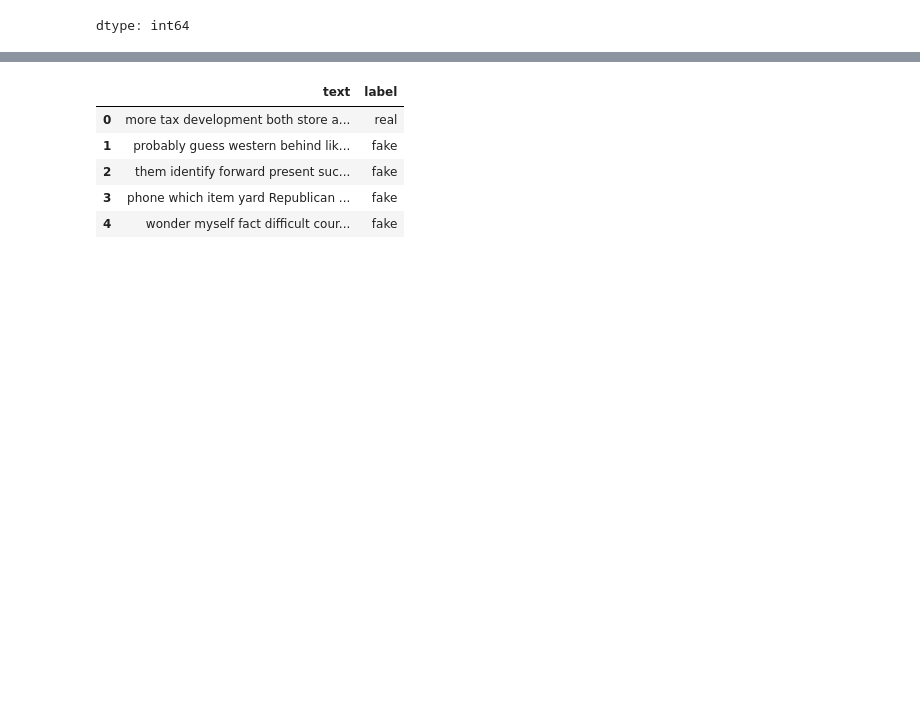
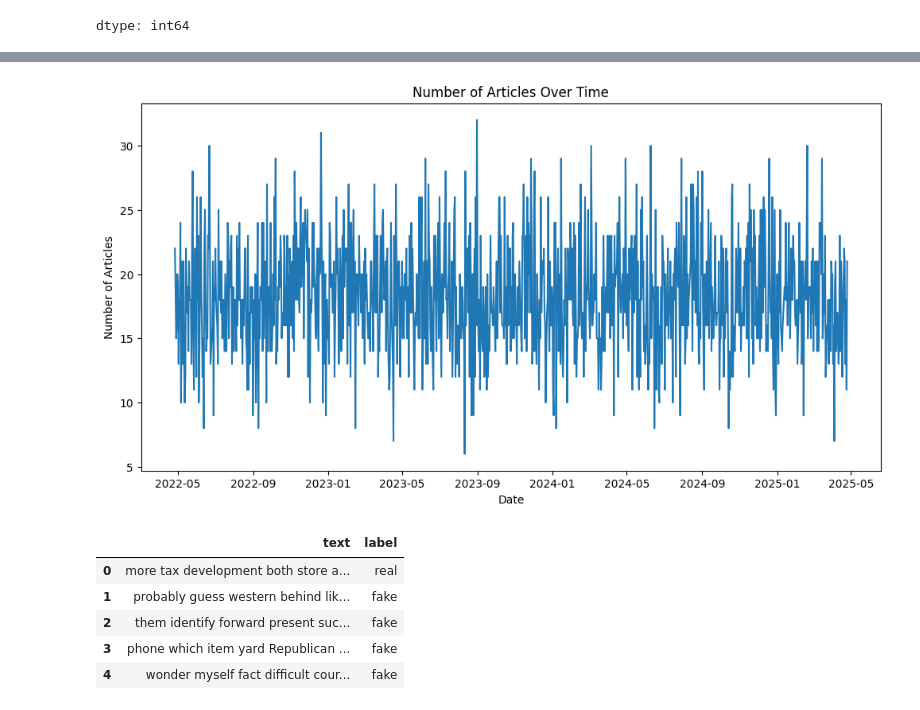
Before and after one commit to Rehman047/Fake-News-Detector-using-Support-Vector-Machine, a Jupyter notebook: Fake_News_Detector.ipynb, the cells around one changed output, grey strips where cells are left out. Drawn from its saved outputs; the diff is of its cells as text; code cells hidden in the pictures; blank space fills up the shorter version.

Commit message:
Added a line plot to show trend of news over date values

```diff
--- a/Fake_News_Detector.ipynb
+++ b/Fake_News_Detector.ipynb
@@ -76,0 +74,3 @@ Index(['title', 'text', 'date', 'source', 'author', 'category', 'label'], dtype=
+# %%
+df.columns = df.columns.str.strip()  # remove leading/trailing spaces
+print(df.columns)  # verify
@@ -76,0 +79,5 @@ Index(['title', 'text', 'date', 'source', 'author', 'category', 'label'], dtype=
+# %%
+df['date'] = pd.to_datetime(df['date'], errors='coerce')
+df.dropna(subset=['date'], inplace=True)
+articles_per_day = df.groupby('date').size()
+articles_per_day.head()
@@ -77,3 +93,12 @@ Index(['title', 'text', 'date', 'source', 'author', 'category', 'label'], dtype=
+# %%
+plt.figure(figsize=(12,6))
+plt.plot(articles_per_day.index, articles_per_day.values)
+plt.title("Number of Articles Over Time")
+plt.ylabel("Number of Articles")
+plt.xlabel("Date")
+plt.show()
+# %% [output]
+[figure, added]
 # %%
 df = df[['text', 'label']]    # since we are going to make prediction only upon text. other columns like author, source are not meaningfull for predictions
 df.dropna(inplace=True)  # rows with null values are useless, so remove them
```
Also changed, not shown: parts of 6 cells of this notebook.
